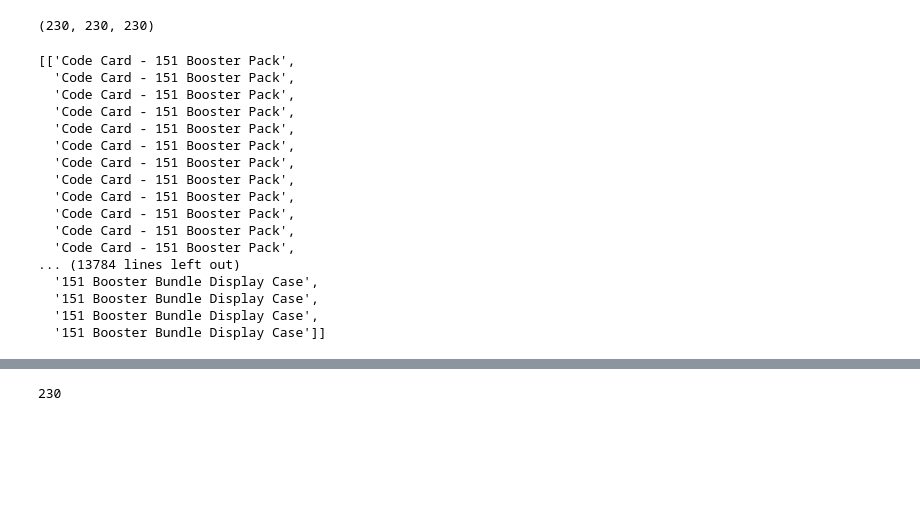
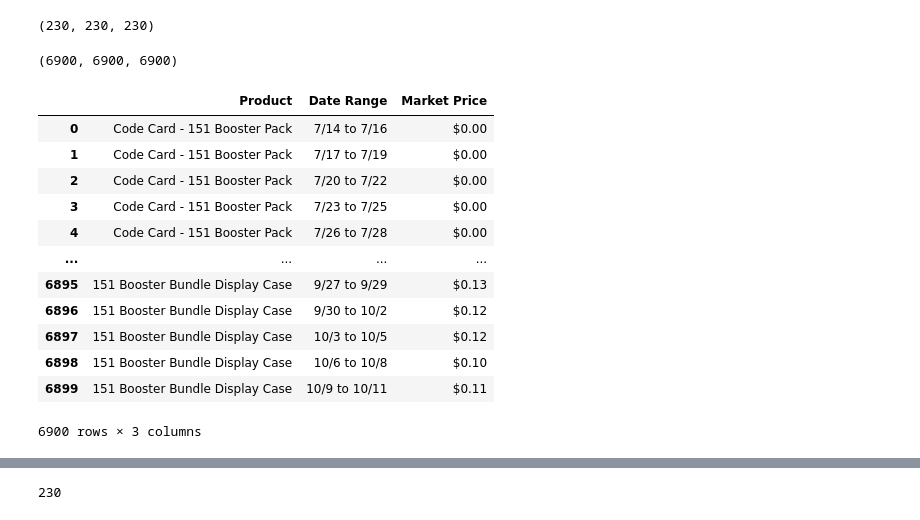
Before and after one commit to sdray5/projects, a Jupyter notebook: tcgplayer/tcgplayer data collection.ipynb, the cells around one changed output, grey strips where cells are left out. Cells and saved outputs as stored; diff of their text form; code cells hidden in the pictures; blank space fills up the shorter version.

```diff
--- a/tcgplayer/tcgplayer data collection.ipynb
+++ b/tcgplayer/tcgplayer data collection.ipynb
@@ -27,7 +30,7 @@ def get_title(html_source, item_number):
 def get_table_data(html, title):
     regex_table = re.compile('{}(.*){}'.format(re.escape('tbody'), re.escape('tbody')))
     html_table_1 = regex_table.findall(htmls[0])
-    dates = re.findall('\d{1,2}/\d{1,2}',html_table_1[0])
+    dates = re.findall('\d{1,2}/\d{1,2} to \d{1,2}/\d{1,2}',html_table_1[0])
     prices = re.findall('\$\d+(?:\.\d+)?',html_table_1[0])
     titles = title * len(dates)
     return titles, dates, prices
@@ -98,23 +101,29 @@ for h in range(num_pages):
 len(titles), len(dates), len(prices)
 # %% [output]
 (230, 230, 230)
+# %%
+titles = list(itertools.chain(*titles))
+dates = list(itertools.chain(*dates))
+prices = list(itertools.chain(*prices))
 # %%
-titles
+len(titles), len(dates), len(prices)
 # %% [output]
-[['Code Card - 151 Booster Pack',
-  'Code Card - 151 Booster Pack',
-  'Code Card - 151 Booster Pack',
-  'Code Card - 151 Booster Pack',
-  'Code Card - 151 Booster Pack',
-  'Code Card - 151 Booster Pack',
-  'Code Card - 151 Booster Pack',
-  'Code Card - 151 Booster Pack',
-  'Code Card - 151 Booster Pack',
-  'Code Card - 151 Booster Pack',
-  'Code Card - 151 Booster Pack',
-  'Code Card - 151 Booster Pack',
-... (13784 lines left out)
-  '151 Booster Bundle Display Case',
-  '151 Booster Bundle Display Case',
-  '151 Booster Bundle Display Case',
-  '151 Booster Bundle Display Case']]
+(6900, 6900, 6900)
+# %%
+market_prices = pd.DataFrame([titles, dates, prices]).T
+market_prices = market_prices.rename(columns={0: 'Product', 1:'Date Range', 2: 'Market Price'})
+market_prices
+# %% [output]
+|  | Product | Date Range | Market Price |
+| 0 | Code Card - 151 Booster Pack | 7/14 to 7/16 | $0.00 |
+| 1 | Code Card - 151 Booster Pack | 7/17 to 7/19 | $0.00 |
+| 2 | Code Card - 151 Booster Pack | 7/20 to 7/22 | $0.00 |
+| 3 | Code Card - 151 Booster Pack | 7/23 to 7/25 | $0.00 |
+| 4 | Code Card - 151 Booster Pack | 7/26 to 7/28 | $0.00 |
+| ... | ... | ... | ... |
+| 6895 | 151 Booster Bundle Display Case | 9/27 to 9/29 | $0.13 |
+| 6896 | 151 Booster Bundle Display Case | 9/30 to 10/2 | $0.12 |
+| 6897 | 151 Booster Bundle Display Case | 10/3 to 10/5 | $0.12 |
+| 6898 | 151 Booster Bundle Display Case | 10/6 to 10/8 | $0.10 |
+| 6899 | 151 Booster Bundle Display Case | 10/9 to 10/11 | $0.11 |
+6900 rows × 3 columns
```
Also changed, not shown: parts of 3 cells of this notebook, 1 other file.
